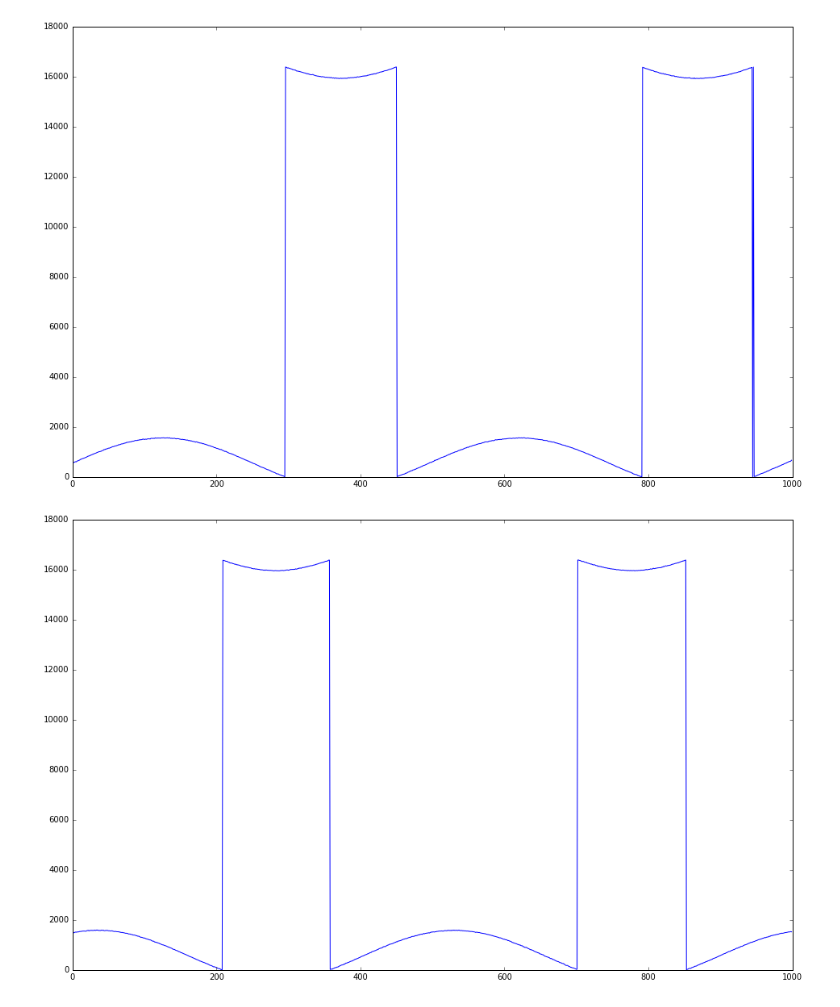
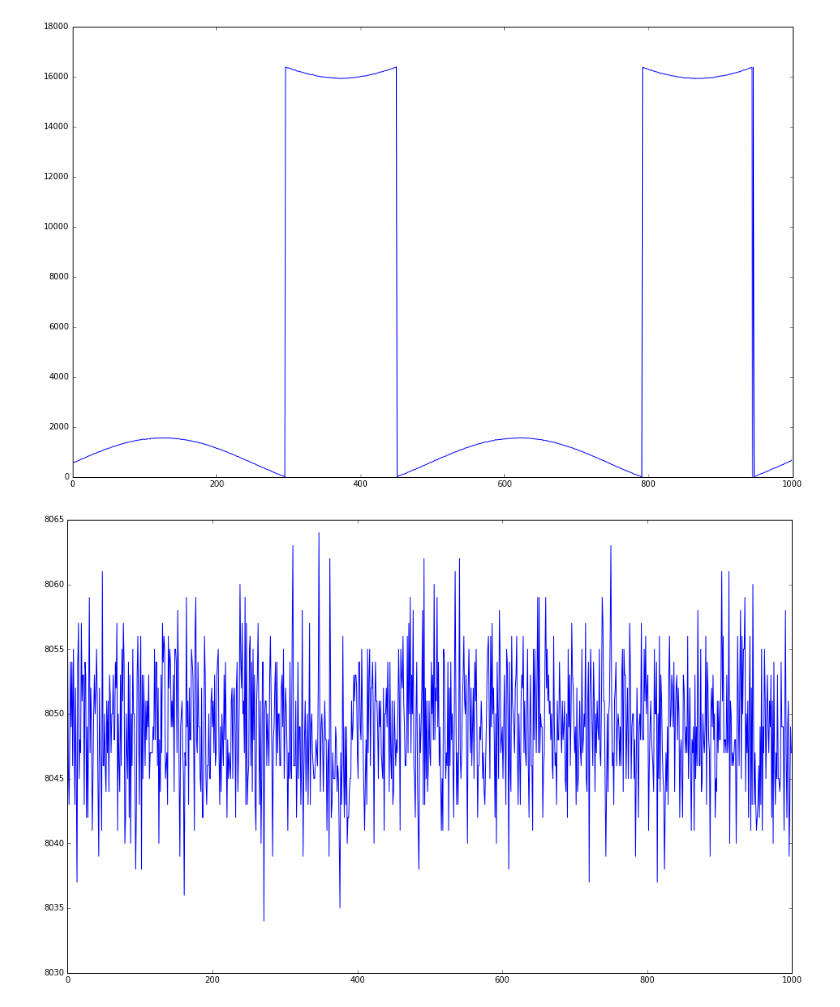
Before and after one commit to alpenwasser/pitaya, a Jupyter notebook: verification/2017-05-03--first-success/adc-test.ipynb, the cells around one changed output. Saved outputs shown, nothing was run; the diff lists cells and outputs as text; code cells hidden in the pictures.

Commit message:
added new measured adc data of noise which seems to be correct

```diff
--- a/verification/2017-05-03--first-success/adc-test.ipynb
+++ b/verification/2017-05-03--first-success/adc-test.ipynb
@@ -48,10 +48,10 @@ f.close()
 # %% [output]
 [figure]
 # %%
-f = open('correct_sign_sine.txt')
+f = open('correct_data_format_idle.txt')
 plt.figure()
 plt.rcParams['figure.figsize']=16,10
 plt.plot([int(l, 16) for l in f.readline().split(' ')])
 f.close()
 # %% [output]
-[figure, old version]
+[figure, new version]
```
Also changed, not shown: 1 other file.
